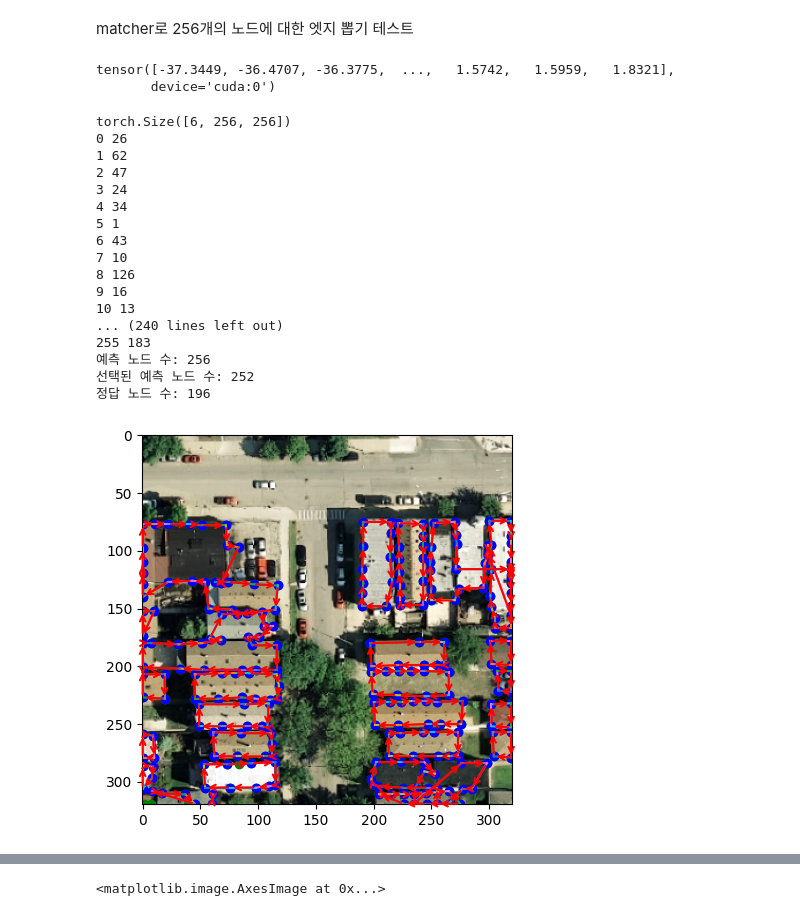
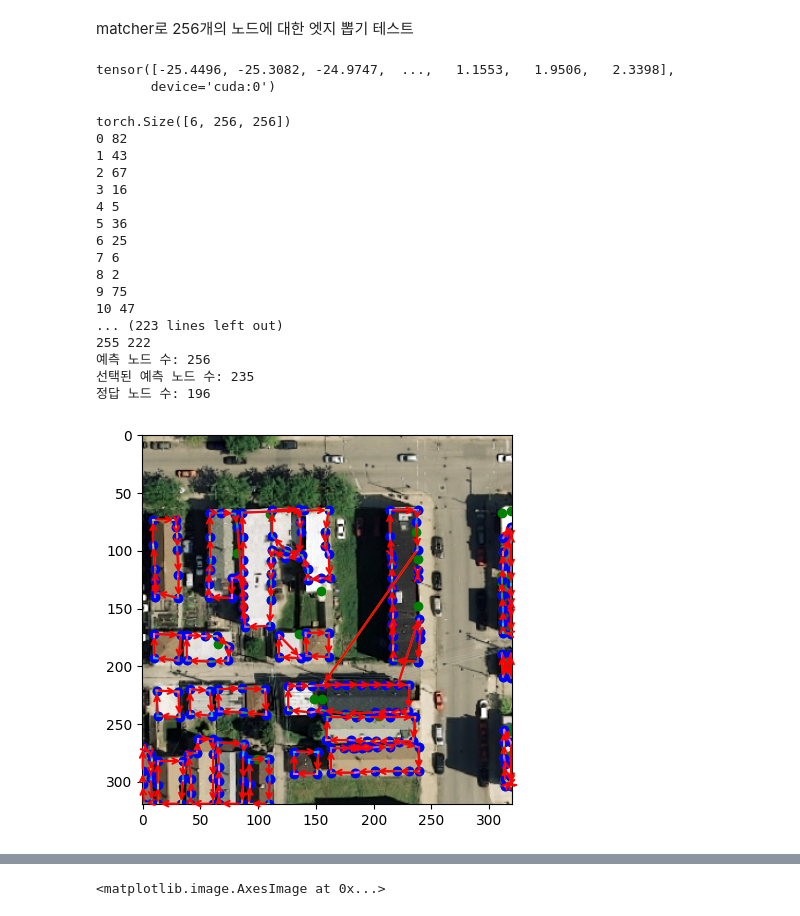
Before and after one commit to tmits37/relationformer, a Jupyter notebook: test_inference_TopDiG.ipynb, the cells around one changed output, grey strips where cells are left out. Drawn from its saved outputs; the diff is of its cells as text; code cells hidden in the pictures.

```diff
--- a/test_inference_TopDiG.ipynb
+++ b/test_inference_TopDiG.ipynb
@@ -258,7 +258,7 @@ TopDiG, 백본 ckpt 불러오기
 config_file = "configs/TopDiG_train.yaml"
 config_file2 = "configs/inria_pretrain.yaml"
 ckpt_backbone_path = "/nas/tsgil/gil/picked_backbone/epochs_130_5e-6.pth"
-ckpt_path = "/nas/tsgil/TopDiG_train/runs/baseline_TopDiG_train_epoch20_weighted_ce_10/models/epochs_20.pth"
+ckpt_path = "/nas/tsgil/relationformer/work_dirs/TopDiG_train/runs/baseline_TopDiG_train_epoch20_diag_weight_10/models/epochs_20.pth"
 
 with open(config_file) as f:
     config = yaml.load(f, Loader=yaml.FullLoader)
@@ -360,10 +360,10 @@ def scores_to_permutations(scores): # 인퍼런스용 함수
 # %%
 scores1[1].unique()
 # %% [output]
-tensor([-37.3449, -36.4707, -36.3775,  ...,   1.5742,   1.5959,   1.8321],
+tensor([-25.4496, -25.3082, -24.9747,  ...,   1.1553,   1.9506,   2.3398],
        device='cuda:0')
 # %%
-idx_of_batch = 1
+idx_of_batch = 4
 
 
 scores = scores1.sigmoid() + scores2.transpose(1,2).sigmoid()
@@ -381,48 +381,48 @@ for i in range(len(mat)):
     for j in range(len(mat)):
         if mat[i][j] == 1:
             if i != j:
                 print(i, j)
                 edges.append((i,j))
 nodes = nms_TopDiG[1].detach().cpu().numpy()
 image = images[idx_of_batch].detach().cpu().numpy().transpose(1,2,0)
 nodes = nodes[idx_of_batch]
 # print(nodes)
 
 print("예측 노드 수:", len(nodes))
 print("선택된 예측 노드 수:", len(edges))
 print("정답 노드 수:", len(data[2][1].detach().cpu().numpy()))
 
 # Visualize
 plt.imshow(min_max_normalize(image, 0.5))
 plt.scatter(nodes[:,1], nodes[:,0], color='g')
 for x, _ in edges:
     plt.scatter(nodes[x][1], nodes[x][0], color='b')
 for e in edges:
     connect = np.stack([nodes[e[0]], nodes[e[1]]], axis=0)
     plt.plot(connect[:,1], connect[:,0])
     plt.annotate("", xy=nodes[e[0]][::-1], xytext=nodes[e[1]][::-1],
                 arrowprops=dict(arrowstyle="->", lw=1.5, color='r'))
 
 plt.show()
 # %% [output]
 torch.Size([6, 256, 256])
-0 26
-1 62
-2 47
-3 24
-4 34
-5 1
-6 43
-7 10
-8 126
-9 16
-10 13
-... (240 lines left out)
-255 183
+0 82
+1 43
+2 67
+3 16
+4 5
+5 36
+6 25
+7 6
+8 2
+9 75
+10 47
+... (223 lines left out)
+255 222
 예측 노드 수: 256
-선택된 예측 노드 수: 252
+선택된 예측 노드 수: 235
 정답 노드 수: 196
-[figure, old version]
+[figure, new version]
 # %%
 plt.imshow(scores1[1].sigmoid().cpu().numpy())
 
```
Also changed, not shown: parts of 5 cells of this notebook, 6 other files.
